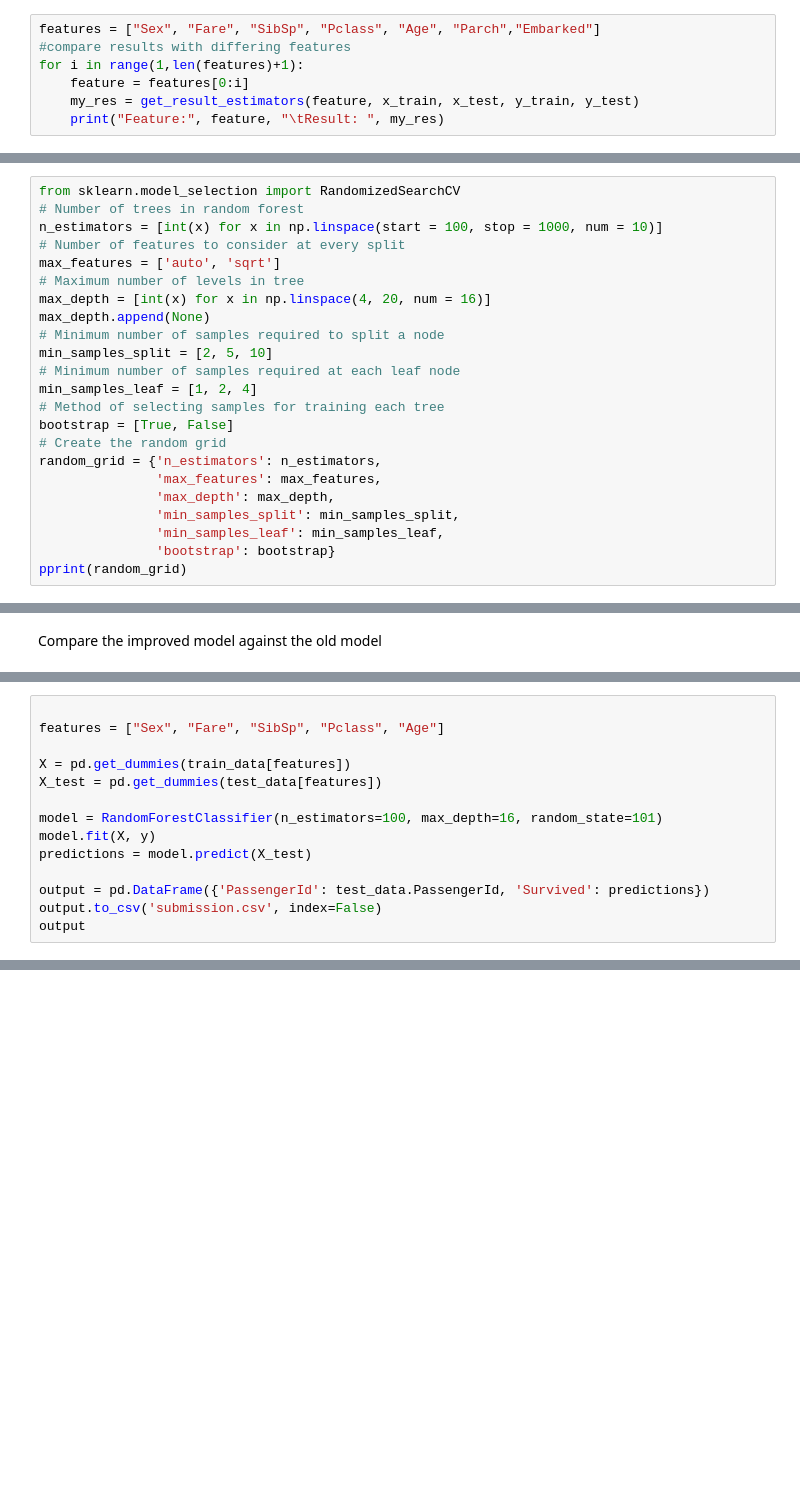
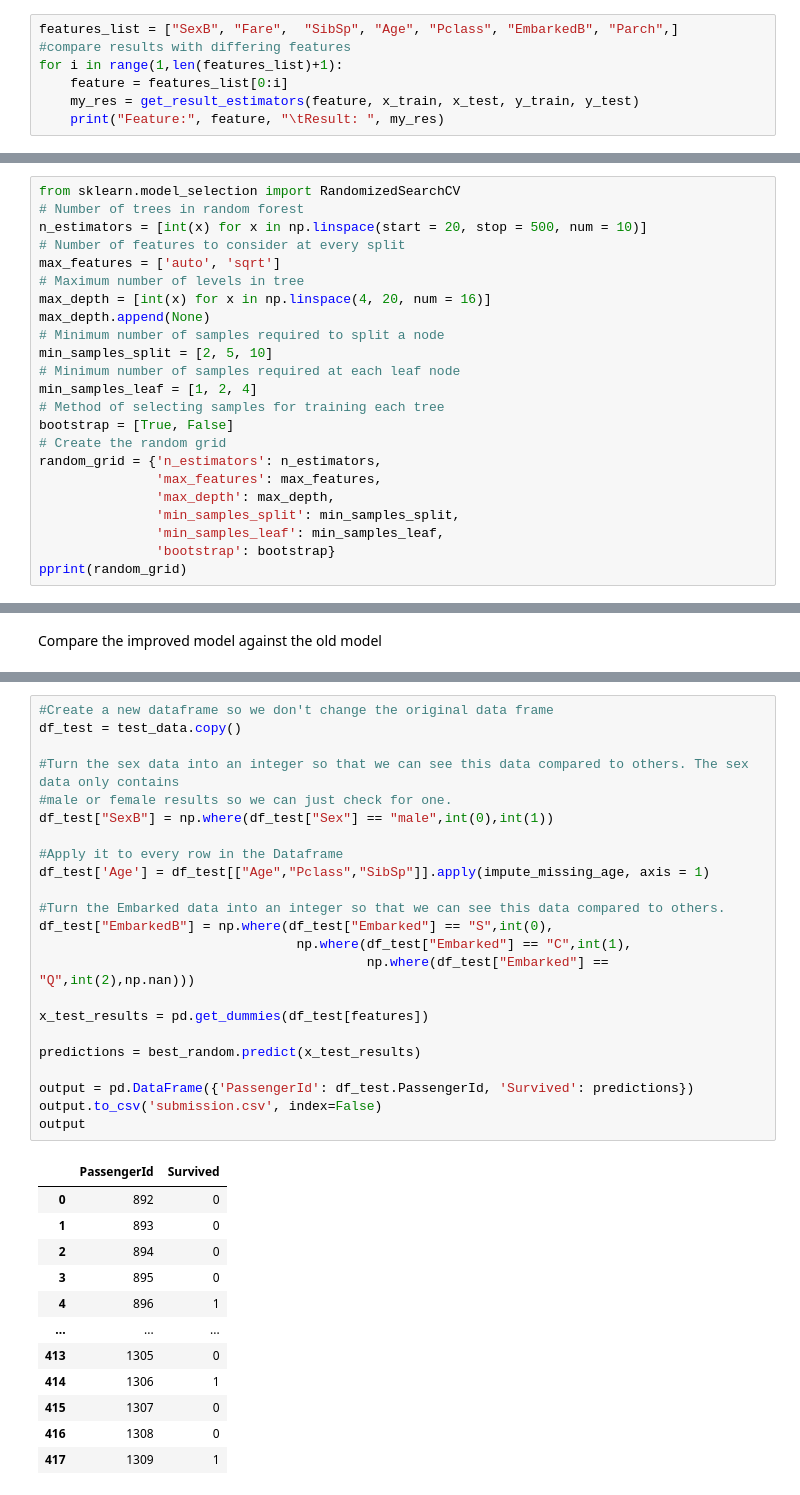
Before and after one commit to tomdbignell/1.-Titanic---Machine-Learning-from-Disaster, a Jupyter notebook: Titanic code.ipynb, the cells around one changed output, grey strips where cells are left out. Saved outputs shown, nothing was run; the diff lists cells and outputs as text; blank space fills up the shorter version.

```diff
--- a/Titanic code.ipynb
+++ b/Titanic code.ipynb
@@ -362,10 +450,10 @@ Sex and Pclass appear to be the strongest two features determining if you surviv
 
 Tested out adding multiple features together, playing around with the order to get the result the highest with fewer features.
 # %%
-features = ["Sex", "Fare", "SibSp", "Pclass", "Age", "Parch","Embarked"]
+features_list = ["SexB", "Fare",  "SibSp", "Age", "Pclass", "EmbarkedB", "Parch",]
 #compare results with differing features
-for i in range(1,len(features)+1):
-    feature = features[0:i]
+for i in range(1,len(features_list)+1):
+    feature = features_list[0:i]
     my_res = get_result_estimators(feature, x_train, x_test, y_train, y_test)
     print("Feature:", feature, "\tResult: ", my_res)
 # %% [output]
@@ -415,7 +537,7 @@ Now we create a random grid of different features that we want to change.
 # %%
 from sklearn.model_selection import RandomizedSearchCV
 # Number of trees in random forest
-n_estimators = [int(x) for x in np.linspace(start = 100, stop = 1000, num = 10)]
+n_estimators = [int(x) for x in np.linspace(start = 20, stop = 500, num = 10)]
 # Number of features to consider at every split
 max_features = ['auto', 'sqrt']
 # Maximum number of levels in tree
@@ -563,14 +674,0 @@ dtype: float64
-# %%
-
-features = ["Sex", "Fare", "SibSp", "Pclass", "Age"]
-
-X = pd.get_dummies(train_data[features])
-X_test = pd.get_dummies(test_data[features])
-
-model = RandomForestClassifier(n_estimators=100, max_depth=16, random_state=101)
-model.fit(X, y)
-predictions = model.predict(X_test)
-
-output = pd.DataFrame({'PassengerId': test_data.PassengerId, 'Survived': predictions})
-output.to_csv('submission.csv', index=False)
-output
@@ -590,0 +677,36 @@ output
+# %%
+#Create a new dataframe so we don't change the original data frame
+df_test = test_data.copy()
+
+#Turn the sex data into an integer so that we can see this data compared to others. The sex data only contains
+#male or female results so we can just check for one.
+df_test["SexB"] = np.where(df_test["Sex"] == "male",int(0),int(1))
+
+#Apply it to every row in the Dataframe
+df_test['Age'] = df_test[["Age","Pclass","SibSp"]].apply(impute_missing_age, axis = 1)
+
+#Turn the Embarked data into an integer so that we can see this data compared to others.
+df_test["EmbarkedB"] = np.where(df_test["Embarked"] == "S",int(0),
+                                 np.where(df_test["Embarked"] == "C",int(1),
+                                          np.where(df_test["Embarked"] == "Q",int(2),np.nan)))
+
+x_test_results = pd.get_dummies(df_test[features])
+
+predictions = best_random.predict(x_test_results)
+
+output = pd.DataFrame({'PassengerId': df_test.PassengerId, 'Survived': predictions})
+output.to_csv('submission.csv', index=False)
+output
+# %% [output]
+|  | PassengerId | Survived |
+| 0 | 892 | 0 |
+| 1 | 893 | 0 |
+| 2 | 894 | 0 |
+| 3 | 895 | 0 |
+| 4 | 896 | 1 |
+| ... | ... | ... |
+| 413 | 1305 | 0 |
+| 414 | 1306 | 1 |
+| 415 | 1307 | 0 |
+| 416 | 1308 | 0 |
+| 417 | 1309 | 1 |
```
Also changed, not shown: parts of 36 cells of this notebook.
